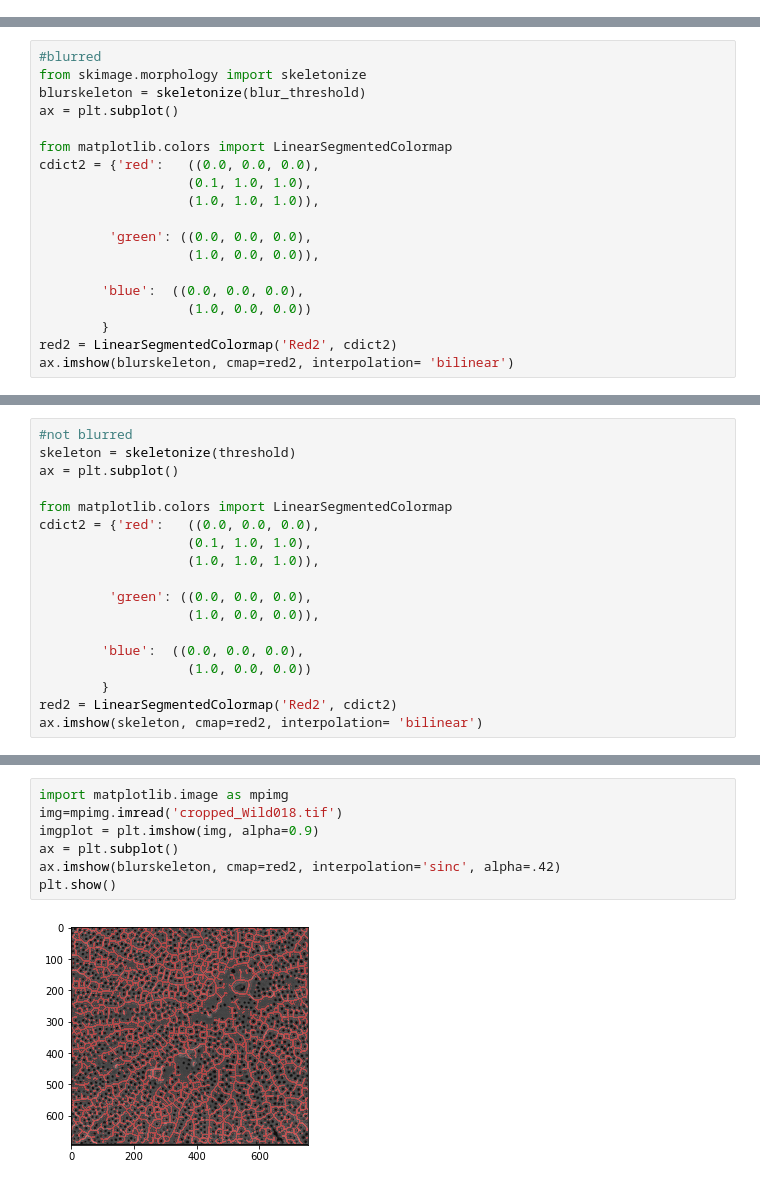
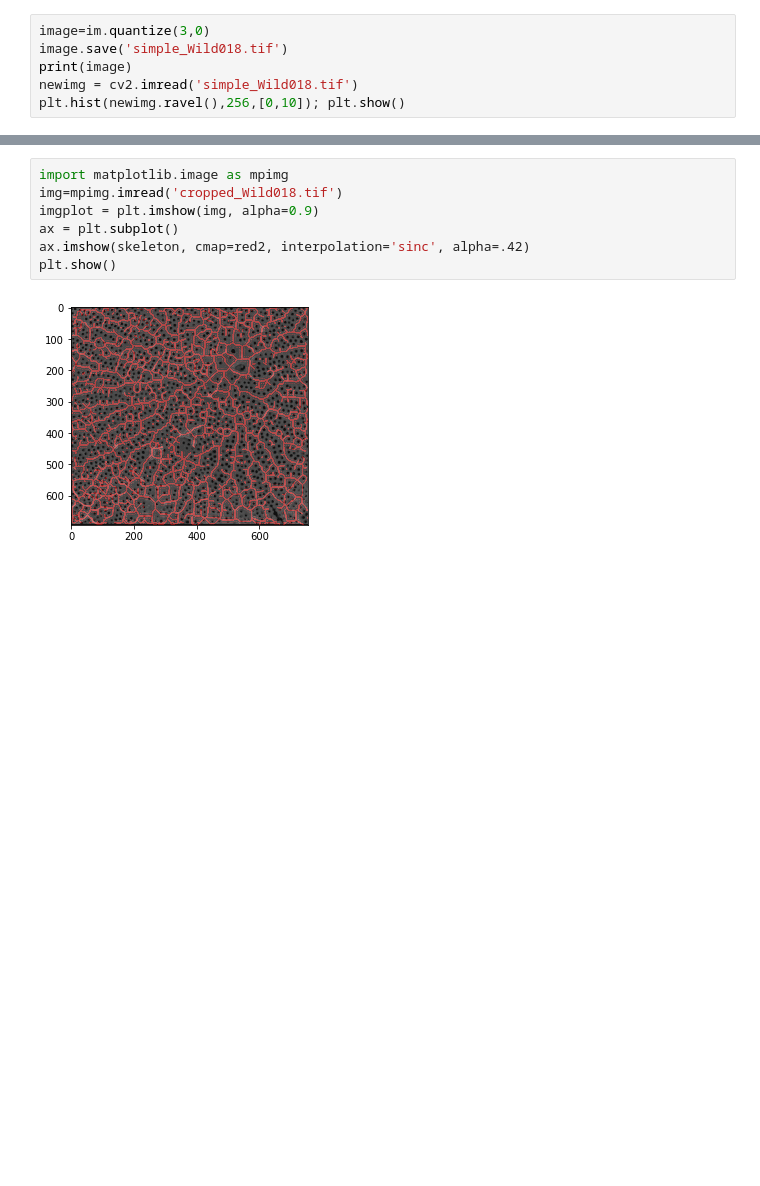
Before and after one commit to csteed/ORHS-MathThesis-2018, a Jupyter notebook: work/CNMS/Blurs, Histograms, Stats-wild018-blur first.ipynb, the cells around one changed output, grey strips where cells are left out. Cells and saved outputs as stored; diff of their text form; blank space fills up the shorter version.

Commit message:
7/11
more thresholding, quantize function experimentation

```diff
--- a/work/CNMS/Blurs, Histograms, Stats-wild018-blur first.ipynb
+++ b/work/CNMS/Blurs, Histograms, Stats-wild018-blur first.ipynb
@@ -0,0 +18,6 @@
+# %%
+image=im.quantize(3,0)
+image.save('simple_Wild018.tif')
+print(image)
+newimg = cv2.imread('simple_Wild018.tif')
+plt.hist(newimg.ravel(),256,[0,10]); plt.show()
@@ -103,19 +69,0 @@ plt.imshow(threshold)
-# %%
-#blurred
-from skimage.morphology import skeletonize
-blurskeleton = skeletonize(blur_threshold)
-ax = plt.subplot()
-
-from matplotlib.colors import LinearSegmentedColormap
-cdict2 = {'red':   ((0.0, 0.0, 0.0),
-                   (0.1, 1.0, 1.0),
-                   (1.0, 1.0, 1.0)),
-
-         'green': ((0.0, 0.0, 0.0),
-                   (1.0, 0.0, 0.0)),
-
-        'blue':  ((0.0, 0.0, 0.0),
-                   (1.0, 0.0, 0.0))
-        }
-red2 = LinearSegmentedColormap('Red2', cdict2)
-ax.imshow(blurskeleton, cmap=red2, interpolation= 'bilinear')
@@ -125,18 +69,0 @@ ax.imshow(blurskeleton, cmap=red2, interpolation= 'bilinear')
-# %%
-#not blurred
-skeleton = skeletonize(threshold)
-ax = plt.subplot()
-
-from matplotlib.colors import LinearSegmentedColormap
-cdict2 = {'red':   ((0.0, 0.0, 0.0),
-                   (0.1, 1.0, 1.0),
-                   (1.0, 1.0, 1.0)),
-
-         'green': ((0.0, 0.0, 0.0),
-                   (1.0, 0.0, 0.0)),
-
-        'blue':  ((0.0, 0.0, 0.0),
-                   (1.0, 0.0, 0.0))
-        }
-red2 = LinearSegmentedColormap('Red2', cdict2)
-ax.imshow(skeleton, cmap=red2, interpolation= 'bilinear')
@@ -146,9 +70,9 @@ ax.imshow(skeleton, cmap=red2, interpolation= 'bilinear')
 # %%
 import matplotlib.image as mpimg
 img=mpimg.imread('cropped_Wild018.tif')
 imgplot = plt.imshow(img, alpha=0.9)
 ax = plt.subplot()
-ax.imshow(blurskeleton, cmap=red2, interpolation='sinc', alpha=.42)
+ax.imshow(skeleton, cmap=red2, interpolation='sinc', alpha=.42)
 plt.show()
 # %% [output]
-[figure, old version]
+[figure, new version]
```
Also changed, not shown: parts of 20 cells of this notebook, 13 other files.
